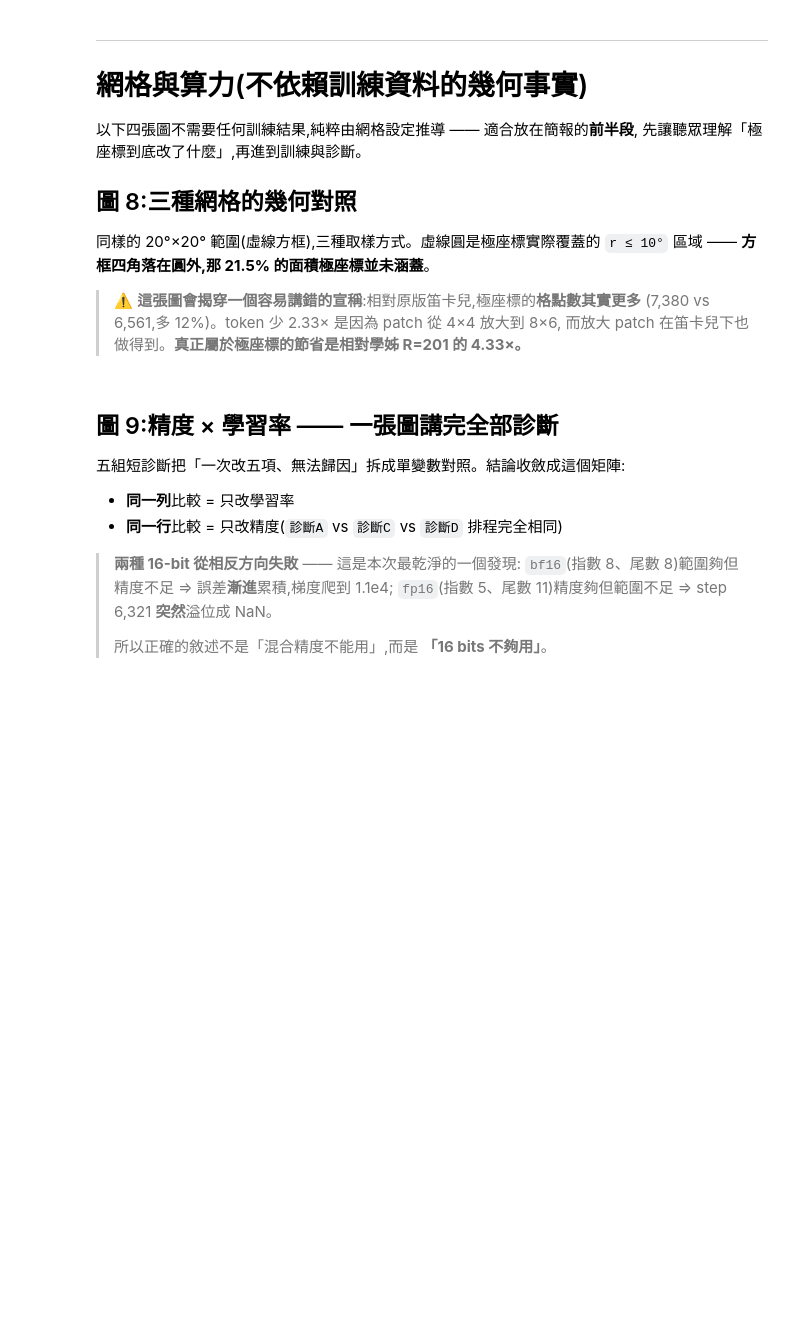
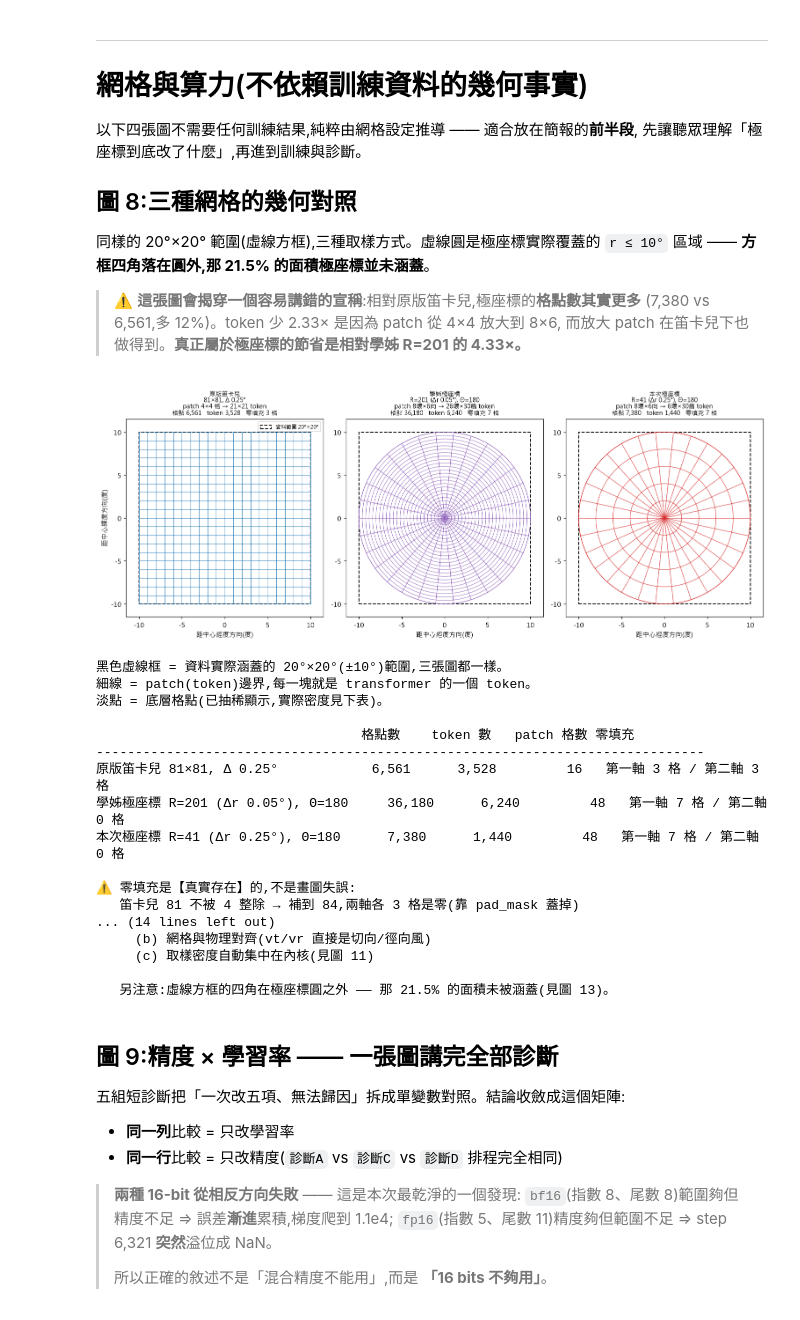
Before and after one commit to Payne721401/LLAT_polar, a Jupyter notebook: analysis/training_analysis.ipynb, the cells around one changed output. Saved outputs shown, nothing was run; the diff lists cells and outputs as text; code cells hidden in the pictures; blank space fills up the shorter version.

```diff
--- a/analysis/training_analysis.ipynb
+++ b/analysis/training_analysis.ipynb
@@ -802,8 +802,10 @@ for k, (name, A, B, pa, pb, col) in enumerate(GRIDS):
     a.set_xlim(-11.5, 11.5); a.set_ylim(-11.5, 11.5)
     a.set_xlabel("距中心經度方向(度)")
     a.grid(False)
-    a.set_title("%s\n%s\n格點 %s   token %s   零填充 %d 格"
-                % (name, sub, f"{A * B:,}", f"{ntok:,}", npad_a), fontsize=9)
+    # 圖上只畫得出【水平切面】的 token 格,總數還要乘垂直 8 層
+    a.set_title("%s\n%s\n格點 %s  |  平面 %s 格 × 垂直 %d 層 = token %s"
+                % (name, sub, f"{A * B:,}", f"{ntok // NZ:,}", NZ, f"{ntok:,}"),
+                fontsize=8.5)
 ax[0].set_ylabel("距中心緯度方向(度)")
 ax[0].legend(fontsize=8, loc="upper right")
 
@@ -816,34 +818,53 @@ print("細線 = patch(token)邊界,每一塊就是 transformer 的一個 token
 print("淡點 = 底層格點(已抽稀顯示,實際密度見下表)。\n")
 
 print("%-26s %10s %10s %10s %s" % ("", "格點數", "token 數", "patch 格數", "零填充"))
 print("-" * 78)
 tok = lambda A, B, pa, pb: NZ * math.ceil(A / pa) * math.ceil(B / pb)
 for name, A, B, pa, pb, _ in GRIDS:
     print("%-26s %10s %10s %10d   第一軸 %d 格 / 第二軸 %d 格"
           % (name.replace("\n", " "), f"{A * B:,}", f"{tok(A, B, pa, pb):,}",
              pa * pb, math.ceil(A / pa) * pa - A, math.ceil(B / pb) * pb - B))
 
 print("\n⚠️ 零填充是【真實存在】的,不是畫圖失誤:")
 print("   笛卡兒 81 不被 4 整除 → 補到 84,兩軸各 3 格是零(靠 pad_mask 蓋掉)")
 print("   極座標 R=41 不被 8 整除 → 補到 48,徑向 7 格是零")
-print("   極座標 Θ=180 【被 6 整除】→ 方位【零填充】,這正是極座標規則②的要求")
+print("   極座標 Θ=180 【被 6 整除】→ 方位【完全不用補】,這正是極座標規則②的要求")
 print("   (θ 是週期軸,補零會製造假的接縫;整除就完全不用補)")
 
 c, s_, m = tok(81, 81, 4, 4), tok(201, 180, 8, 6), tok(41, 180, 8, 6)
 print("\n本次 vs 學姊  : token 少 %.2f×   格點少 %.2f×   ← 真正的算力節省"
       % (s_ / m, 201 * 180 / (41 * 180)))
 print("本次 vs 笛卡兒: token 少 %.2f×   格點【多】%.0f%%"
       % (c / m, (41 * 180 / (81 * 81) - 1) * 100))
 
 print("\n⚠️ 必須誠實說明的一點:")
 print("   相對【原版笛卡兒】,極座標的格點數其實【多了 12%】(7,380 vs 6,561)。")
 print("   token 之所以少,是因為 patch 從 4×4=16 格放大到 8×6=48 格(3 倍),")
 print("   而【放大 patch 在笛卡兒座標下也做得到】—— 這一項不是極座標的功勞。")
 print("\n   極座標真正帶來的是:")
 print("     (a) 相對學姊那個過度取樣的 R=201 網格,省下 4.33× token")
 print("     (b) 網格與物理對齊(vt/vr 直接是切向/徑向風)")
 print("     (c) 取樣密度自動集中在內核(見圖 11)")
 print("\n   另注意:虛線方框的四角在極座標圓之外 —— 那 21.5% 的面積未被涵蓋(見圖 13)。")
+# %% [output]
+[figure, added]
+黑色虛線框 = 資料實際涵蓋的 20°×20°(±10°)範圍,三張圖都一樣。
+細線 = patch(token)邊界,每一塊就是 transformer 的一個 token。
+淡點 = 底層格點(已抽稀顯示,實際密度見下表)。
+
+                                  格點數    token 數   patch 格數 零填充
+------------------------------------------------------------------------------
+原版笛卡兒 81×81, Δ 0.25°            6,561      3,528         16   第一軸 3 格 / 第二軸 3 格
+學姊極座標 R=201 (Δr 0.05°), Θ=180     36,180      6,240         48   第一軸 7 格 / 第二軸 0 格
+本次極座標 R=41 (Δr 0.25°), Θ=180      7,380      1,440         48   第一軸 7 格 / 第二軸 0 格
+
+⚠️ 零填充是【真實存在】的,不是畫圖失誤:
+   笛卡兒 81 不被 4 整除 → 補到 84,兩軸各 3 格是零(靠 pad_mask 蓋掉)
+... (14 lines left out)
+     (b) 網格與物理對齊(vt/vr 直接是切向/徑向風)
+     (c) 取樣密度自動集中在內核(見圖 11)
+
+   另注意:虛線方框的四角在極座標圓之外 —— 那 21.5% 的面積未被涵蓋(見圖 13)。
 # %% [markdown]
 ## 圖 9:精度 × 學習率 —— 一張圖講完全部診斷
 
```
Also changed, not shown: parts of 3 cells of this notebook, 8 other files.
